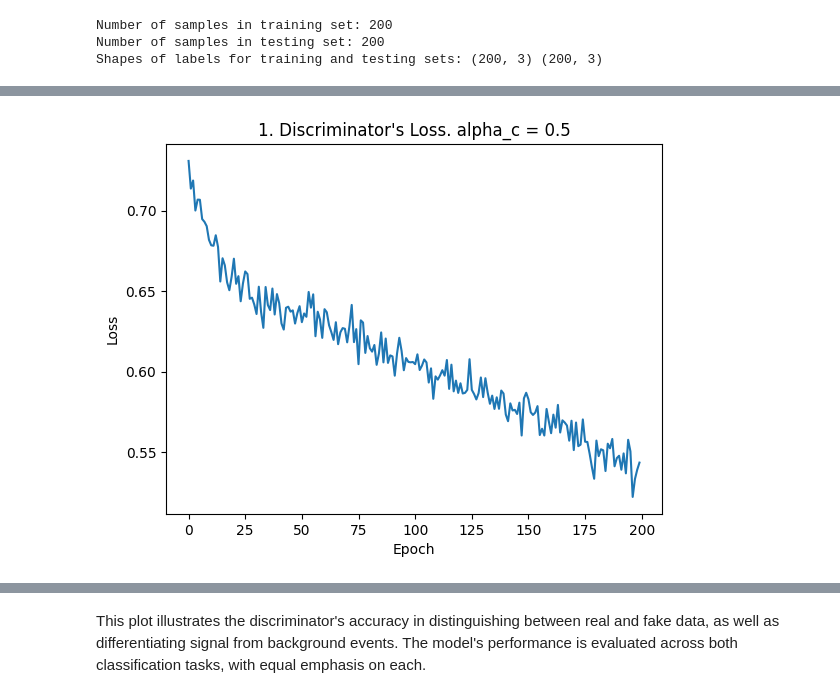
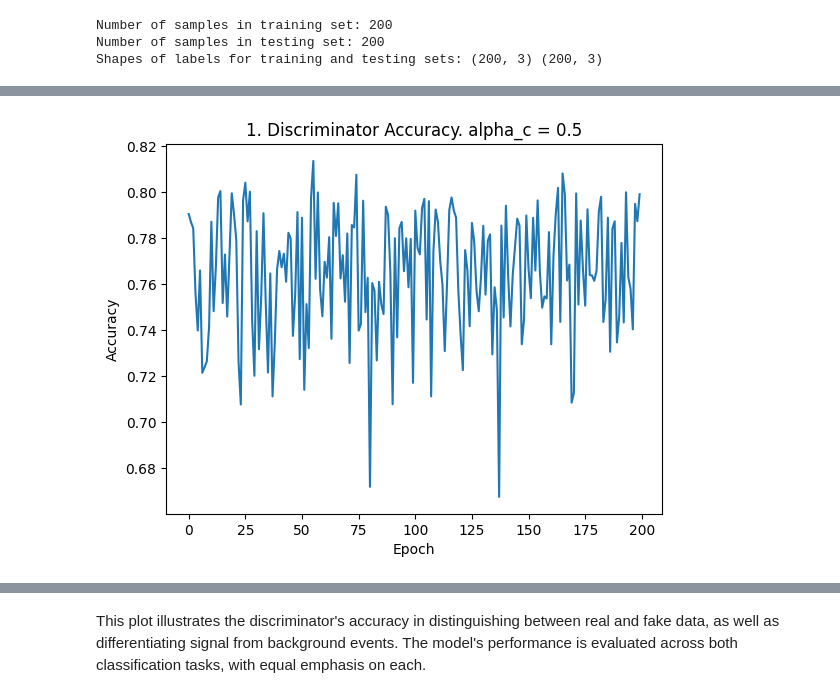
Before and after one commit to LazaroR-u/GSoC_QMLHEP_2024, a Jupyter notebook: tasks/task_IV_GSoC.ipynb, the cells around one changed output, grey strips where cells are left out. Saved outputs shown, nothing was run; the diff lists cells and outputs as text; code cells hidden in the pictures.

Commit message:
Task IV QGANs 8 qubits

```diff
--- a/tasks/task_IV_GSoC.ipynb
+++ b/tasks/task_IV_GSoC.ipynb
@@ -234,6 +215,7 @@ def discriminator(data_qubits, output_qubits, symbols, layer=1):
         for j in range(len(qubits)):
             if j != (len(qubits)-1):
                 circuit += cirq.CNOT(qubits[j], qubits[j+1])
+        circuit += cirq.CNOT(qubits[len(qubits)-1],qubits[0])
 
     # Apply final unitary for output qubits
     symbols_last_unitary = symbols[-(3*len(output_qubits)):]
@@ -350,7 +330,7 @@ symbols_gen = sympy.symbols('gen0:' + str(total_gen_params))
 symbols_disc = sympy.symbols('disc0:' + str(total_disc_params))
 
 # qubits
-qgan_qubits = cirq.GridQubit.rect(1, num_features*2 + num_class + 1)
+qgan_qubits = cirq.GridQubit.rect(1, num_features + num_class + 1)
 # %%
 # Define the structure of the General Generator - Discriminator Circuit
 
@@ -467,7 +447,7 @@ def discriminator_model(weights_disc):
     data_input = tf.keras.Input(shape=(), dtype=tf.dtypes.string)
 
     # Define the PQC layer for the discriminator
-    qdisc_layer = tfq.layers.PQC(discriminator(qgan_qubits[:int((len(qgan_qubits)-(num_class+1))/2)],
+    qdisc_layer = tfq.layers.PQC(discriminator(qgan_qubits[:int(len(qgan_qubits)-(num_class+1))],
                                  qgan_qubits[len(qgan_qubits)-(num_class+1):], weights_disc, layer=disc_layer),
                                  disc_readout_operators, name='qdisc_layer')(data_input)
 
@@ -770,3 +702,3 @@ SVGCircuit(tfq.from_tensor(gen_data_train)[0])
 # %%
 # Fit the Discriminator Model
-H = train_qdisc(epochs = 200, batch = 64, verbose = 1)
+H = train_qdisc(epochs = 200, batch = 32, verbose = 0)
@@ -791,9 +717,9 @@ Epoch 200/200
 # %%
-# Plot the discriminator's loss over epochs
-plt.plot(H.history['loss'])
+# Plot the discriminator's accuracy over epochs
+plt.plot(H.history['custom_accuracy'])
 plt.xlabel('Epoch')
-plt.ylabel('Loss')
-plt.title("1. Discriminator's Loss. alpha_c = 0.5")
+plt.ylabel('Accuracy')
+plt.title("1. Discriminator Accuracy. alpha_c = 0.5")
 plt.show()
 # %% [output]
-[figure, old version]
+[figure, new version]
```
Also changed, not shown: parts of 23 cells of this notebook.
